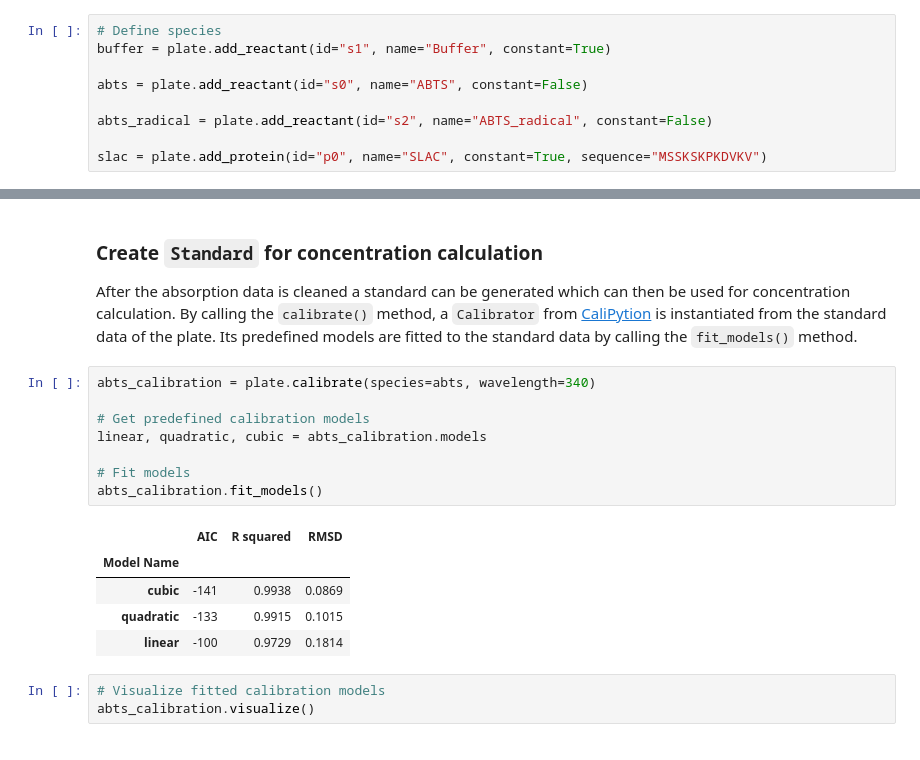
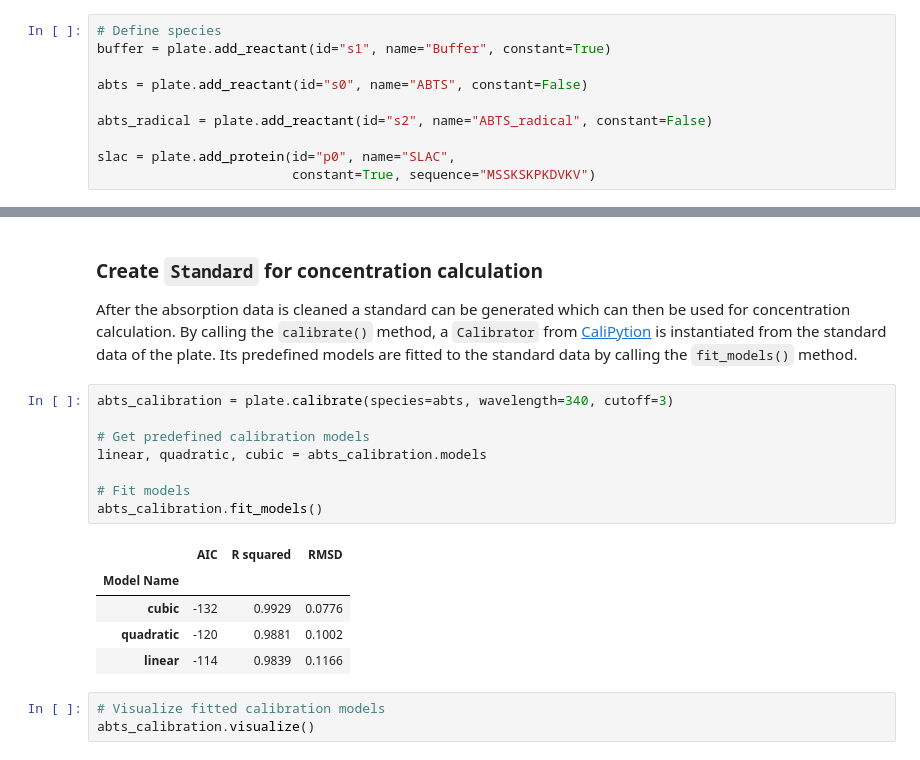
Before and after one commit to haeussma/MTPHandler, a Jupyter notebook: MTPHandler/examples/exaple.ipynb, the cells around one changed output, grey strips where cells are left out. Drawn from its saved outputs; the diff is of its cells as text.

```diff
--- a/MTPHandler/examples/exaple.ipynb
+++ b/MTPHandler/examples/exaple.ipynb
@@ -58,7 +53,8 @@ abts = plate.add_reactant(id="s0", name="ABTS", constant=False)
 
 abts_radical = plate.add_reactant(id="s2", name="ABTS_radical", constant=False)
 
-slac = plate.add_protein(id="p0", name="SLAC", constant=True, sequence="MSSKSKPKDVKV")
+slac = plate.add_protein(id="p0", name="SLAC",
+                         constant=True, sequence="MSSKSKPKDVKV")
 # %% [markdown]
 ### Assign initial concentrations of different species to individuals wells
 
@@ -117,19 +116,19 @@ Blanked 30 wells containing SLAC.
 
 After the absorption data is cleaned a standard can be generated which can then be used for concentration calculation. By calling the `calibrate()` method, a `Calibrator` from [CaliPytion](https://github.com/FAIRChemistry/CaliPytion) is instantiated from the standard data of the plate. Its predefined models are fitted to the standard data by calling the `fit_models()` method.
 # %%
-abts_calibration = plate.calibrate(species=abts, wavelength=340)
+abts_calibration = plate.calibrate(species=abts, wavelength=340, cutoff=3)
 
 # Get predefined calibration models
 linear, quadratic, cubic = abts_calibration.models
 
 # Fit models
 abts_calibration.fit_models()
 # %% [output]
 |  | AIC | R squared | RMSD |
 | Model Name |  |  |  |
-| cubic | -141 | 0.9938 | 0.0869 |
-| quadratic | -133 | 0.9915 | 0.1015 |
-| linear | -100 | 0.9729 | 0.1814 |
+| cubic | -132 | 0.9929 | 0.0776 |
+| quadratic | -120 | 0.9881 | 0.1002 |
+| linear | -114 | 0.9839 | 0.1166 |
 # %%
 # Visualize fitted calibration models
 abts_calibration.visualize()
```
Also changed, not shown: parts of 7 cells of this notebook, 1 other file.
